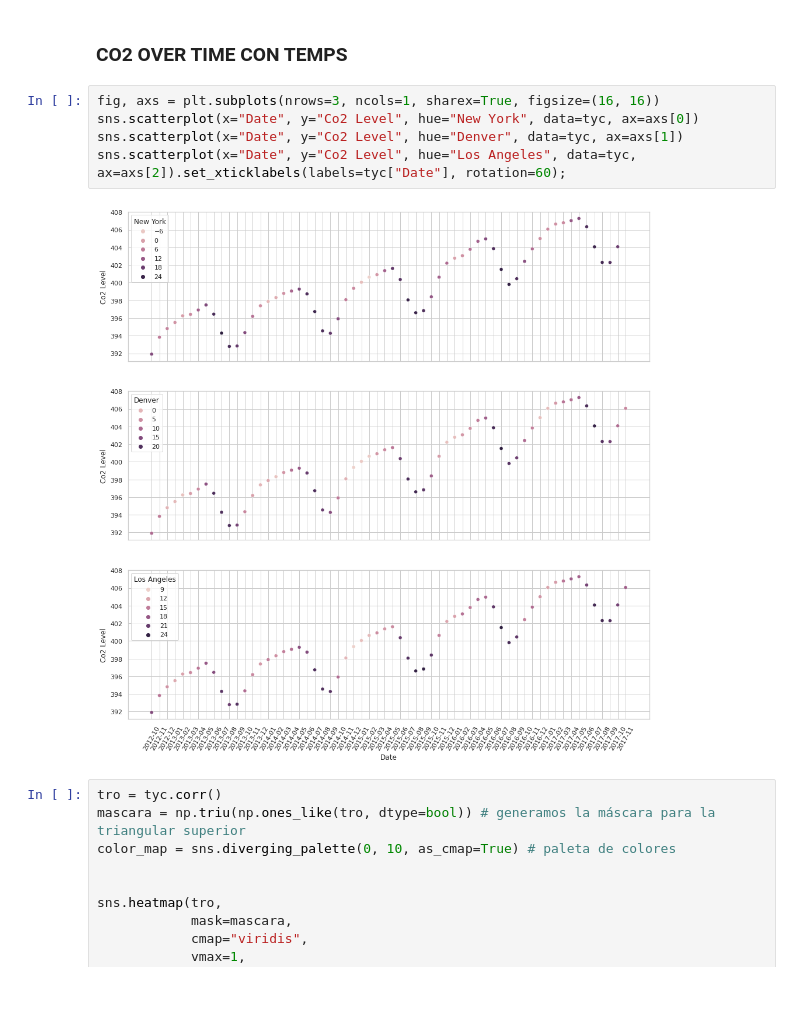
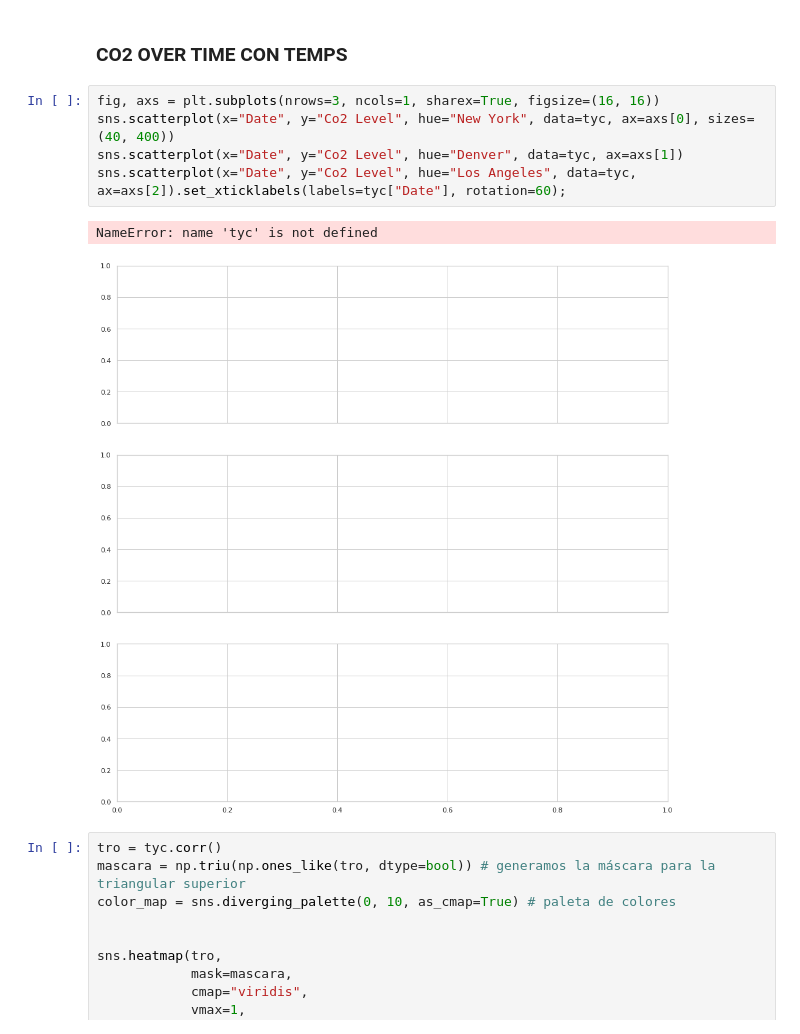
Before and after one commit to JulianTrufero/CO2-and-Temperatures-Seasonality, a Jupyter notebook: Visualizaciones.ipynb, the cells around one changed output. Saved outputs shown, nothing was run; the diff lists cells and outputs as text; blank space fills up the shorter version.

```diff
--- a/Visualizaciones.ipynb
+++ b/Visualizaciones.ipynb
@@ -242,11 +242,12 @@ c = sns.lineplot(data=co2, x="Date", y="Co2 Level").set_xticklabels(labels=[], r
 ### CO2 OVER TIME CON TEMPS
 # %%
 fig, axs = plt.subplots(nrows=3, ncols=1, sharex=True, figsize=(16, 16))
-sns.scatterplot(x="Date", y="Co2 Level", hue="New York", data=tyc, ax=axs[0])
+sns.scatterplot(x="Date", y="Co2 Level", hue="New York", data=tyc, ax=axs[0], sizes=(40, 400))
 sns.scatterplot(x="Date", y="Co2 Level", hue="Denver", data=tyc, ax=axs[1])
 sns.scatterplot(x="Date", y="Co2 Level", hue="Los Angeles", data=tyc, ax=axs[2]).set_xticklabels(labels=tyc["Date"], rotation=60);
 # %% [output]
+NameError: name 'tyc' is not defined
-[figure, old version]
+[figure, new version]
 # %%
 tro = tyc.corr()
 mascara = np.triu(np.ones_like(tro, dtype=bool)) # generamos la máscara para la triangular superior
```
Also changed, not shown: parts of 1 cell of this notebook.
